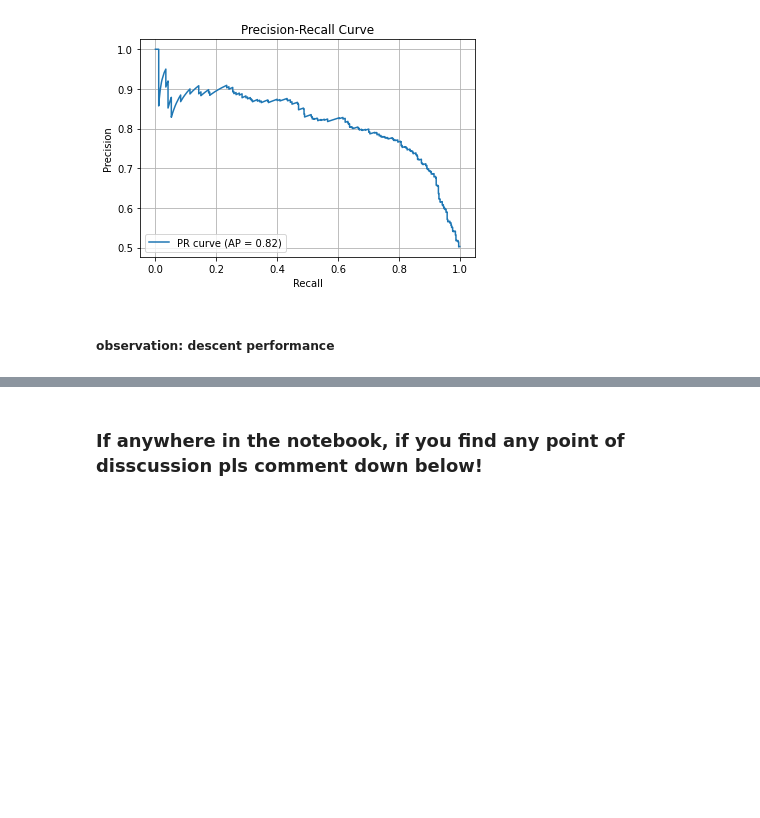
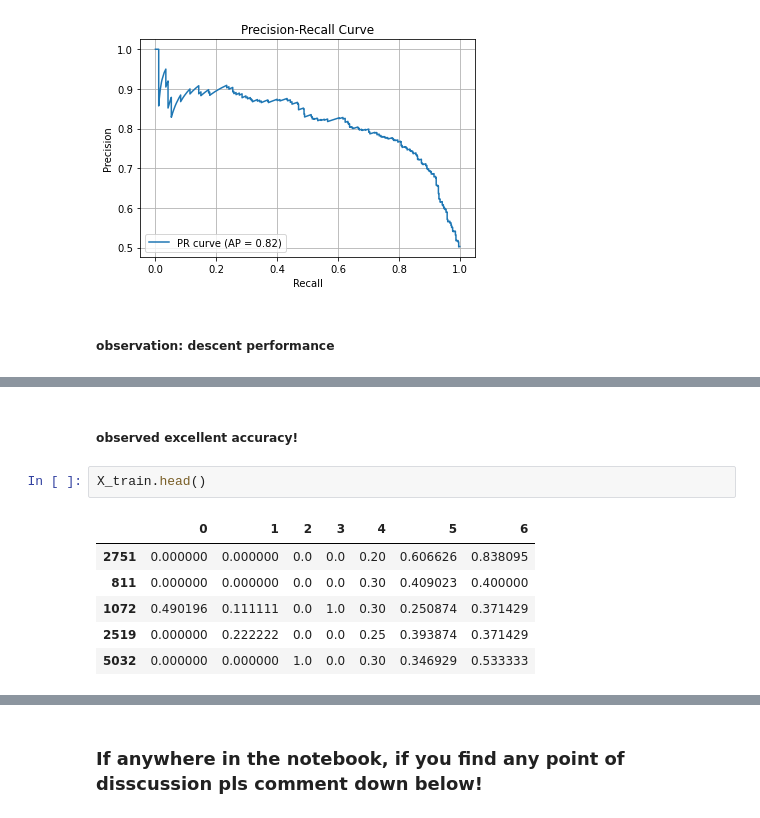
Before and after one commit to asu2304/comparing-bw-ml-clasification-algos-on-teleco-churn-dataset, a Jupyter notebook: churn dataset.ipynb, the cells around one changed output, grey strips where cells are left out. Cells and saved outputs as stored; diff of their text form; blank space fills up the shorter version.

```diff
--- a/churn dataset.ipynb
+++ b/churn dataset.ipynb
@@ -878,0 +817,11 @@ weighted avg       0.97      0.97      0.97      1140
+# %% [markdown]
+##### observed excellent accuracy!
+# %%
+X_train.head()
+# %% [output]
+|  | 0 | 1 | 2 | 3 | 4 | 5 | 6 |
+| 2751 | 0.000000 | 0.000000 | 0.0 | 0.0 | 0.20 | 0.606626 | 0.838095 |
+| 811 | 0.000000 | 0.000000 | 0.0 | 0.0 | 0.30 | 0.409023 | 0.400000 |
+| 1072 | 0.490196 | 0.111111 | 0.0 | 1.0 | 0.30 | 0.250874 | 0.371429 |
+| 2519 | 0.000000 | 0.222222 | 0.0 | 0.0 | 0.25 | 0.393874 | 0.371429 |
+| 5032 | 0.000000 | 0.000000 | 1.0 | 0.0 | 0.30 | 0.346929 | 0.533333 |
```
Also changed, not shown: parts of 38 cells of this notebook.
